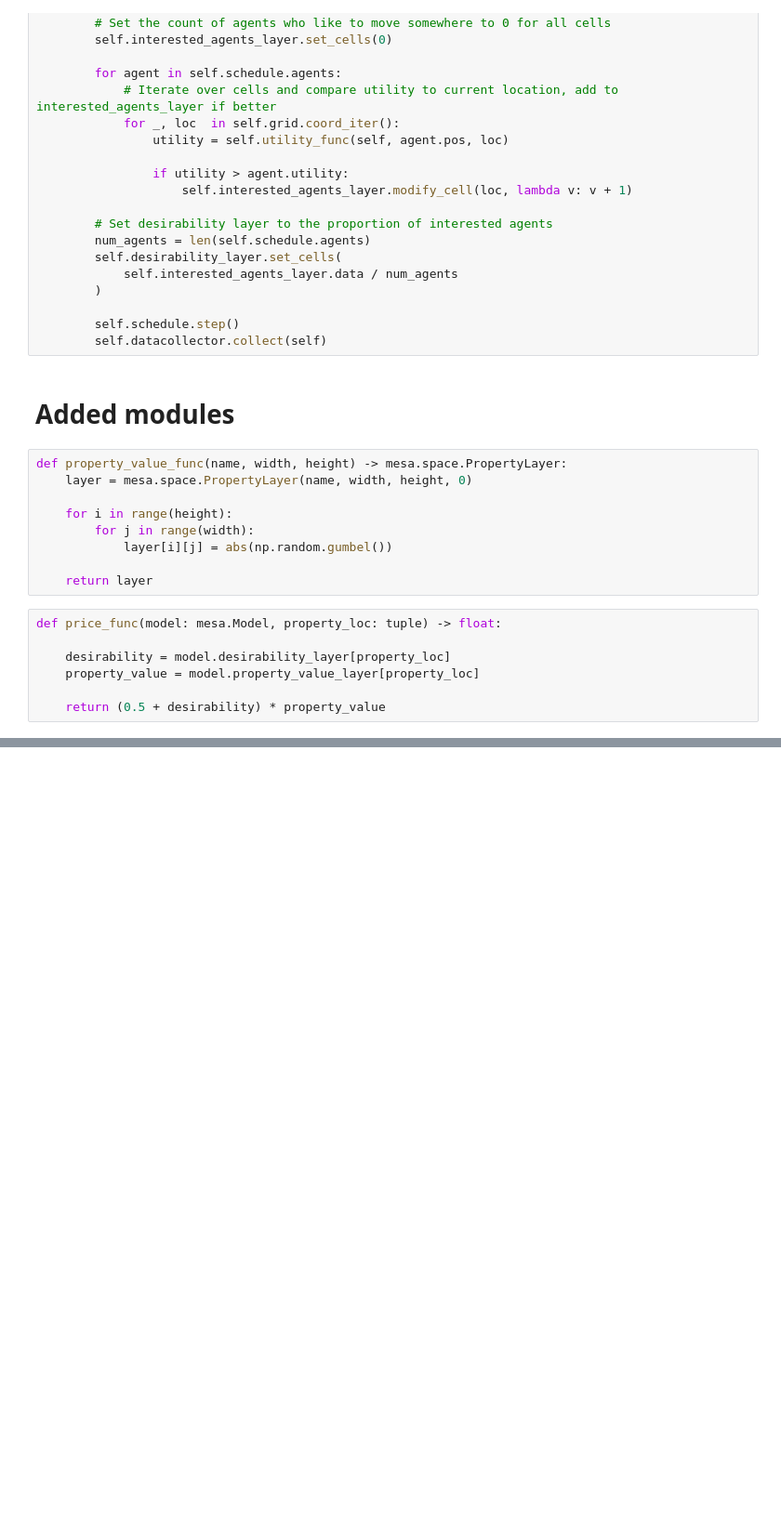
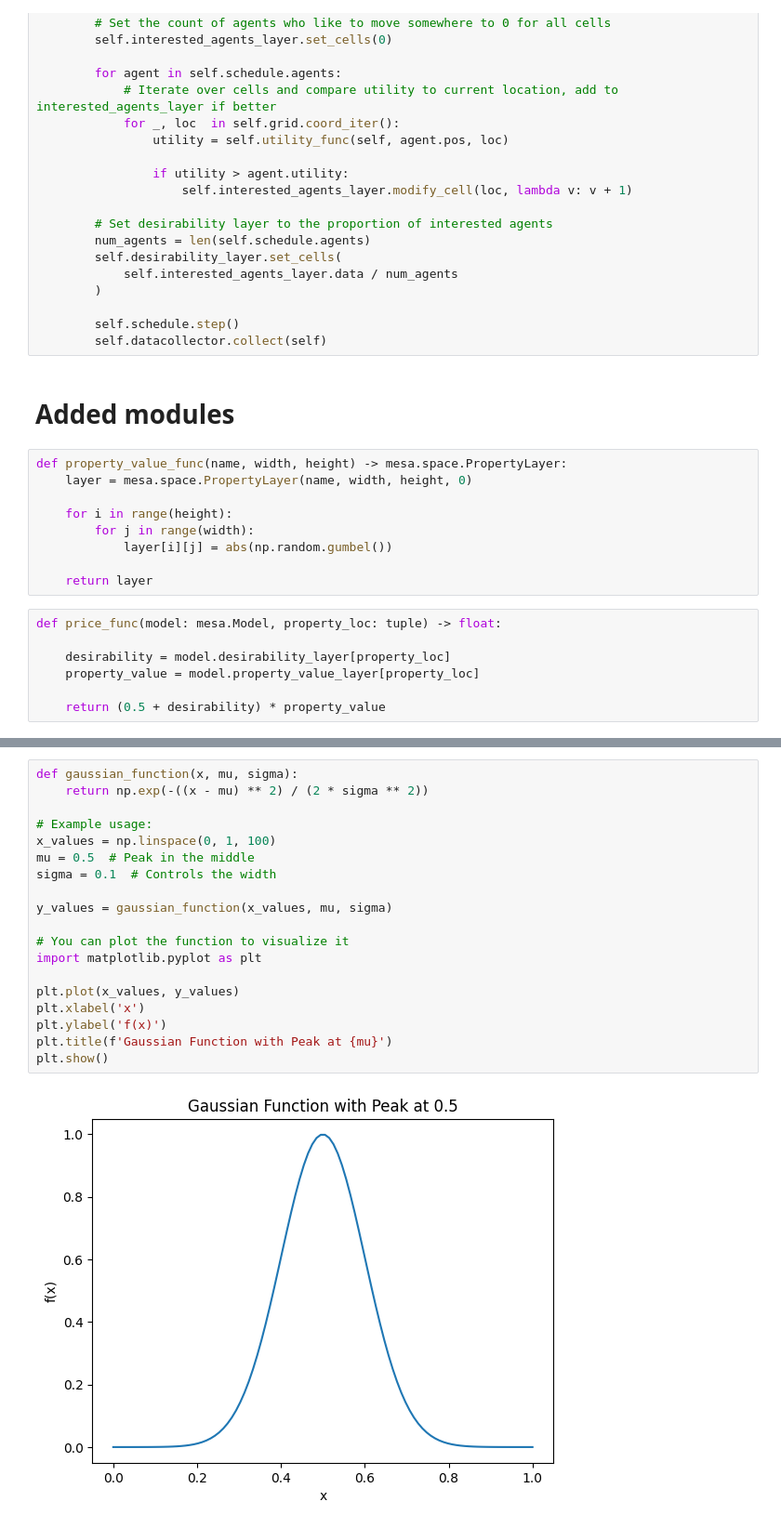
Before and after one commit to ThomasTenDamme/ABM_Group_3, a Jupyter notebook: Mesa Schelling Housing/nb_Kaya.ipynb, the cells around one changed output, grey strips where cells are left out. Shown at 93% size. Cells and saved outputs as stored; diff of their text form; blank space fills up the shorter version.

```diff
--- a/Mesa Schelling Housing/nb_Kaya.ipynb
+++ b/Mesa Schelling Housing/nb_Kaya.ipynb
@@ -193,0 +237,21 @@ def price_func(model: mesa.Model, property_loc: tuple) -> float:
+# %%
+def gaussian_function(x, mu, sigma):
+    return np.exp(-((x - mu) ** 2) / (2 * sigma ** 2))
+
+# Example usage:
+x_values = np.linspace(0, 1, 100)
+mu = 0.5  # Peak in the middle
+sigma = 0.1  # Controls the width
+
+y_values = gaussian_function(x_values, mu, sigma)
+
+# You can plot the function to visualize it
+import matplotlib.pyplot as plt
+
+plt.plot(x_values, y_values)
+plt.xlabel('x')
+plt.ylabel('f(x)')
+plt.title(f'Gaussian Function with Peak at {mu}')
+plt.show()
+# %% [output]
+[figure, added]
```
Also changed, not shown: parts of 5 cells of this notebook, 1 other file.
